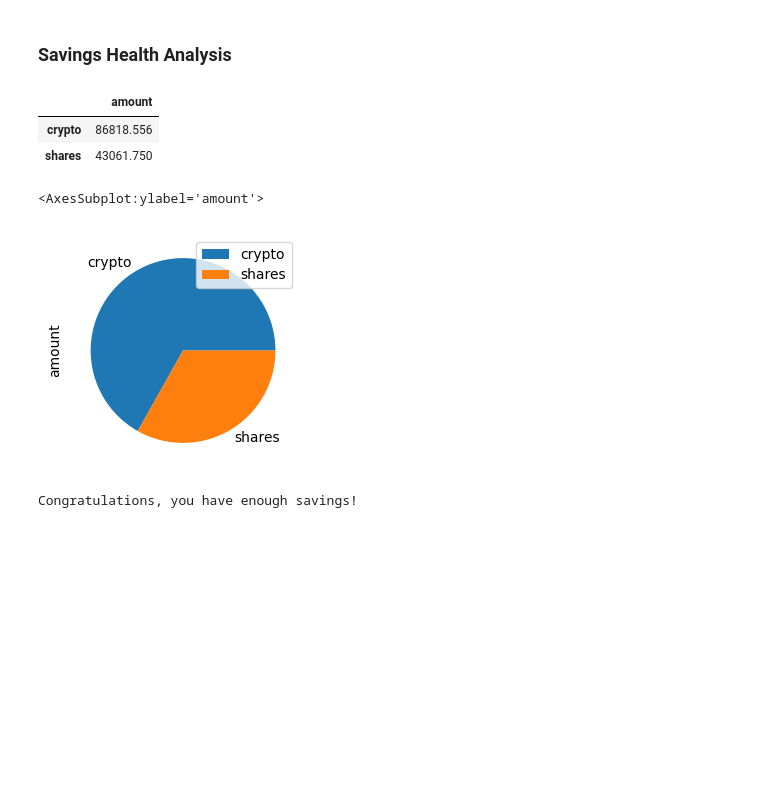
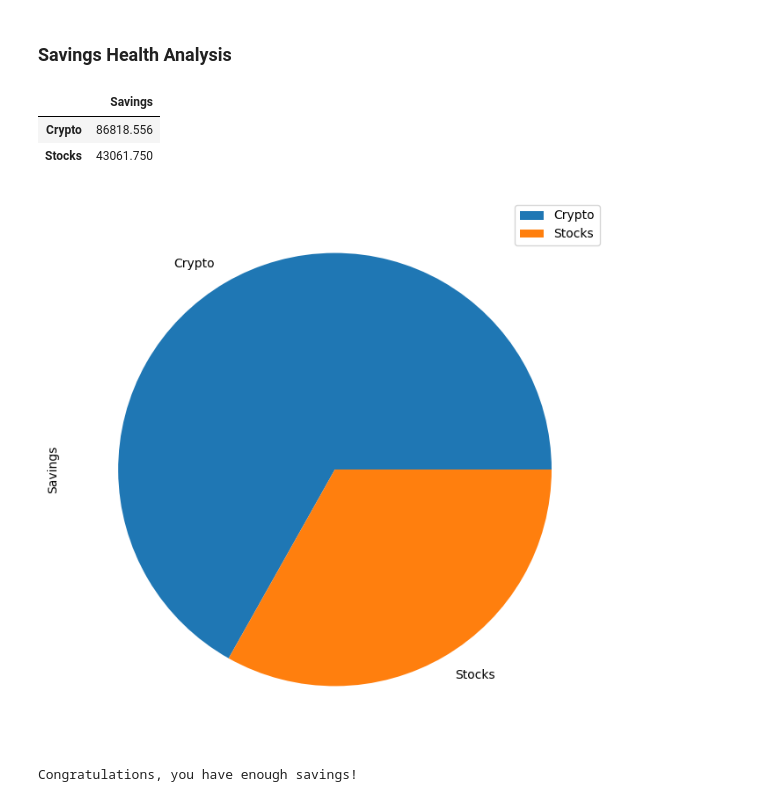
Before and after one commit to jdfwsp/financial_planning, a Jupyter notebook: financial-planner.ipynb, the cells around one changed output. Saved outputs shown, nothing was run; the diff lists cells and outputs as text; code cells hidden in the pictures; blank space fills up the shorter version.

Commit message:
Automates Date & Exports Images

```diff
--- a/financial-planner.ipynb
+++ b/financial-planner.ipynb
@@ -11,2 +13,10 @@ from MCForecastTools import MCSimulation
 
 %matplotlib inline
+# %%
+# Declare datetime variables
+today = date.today().isoformat()
+five_yrs_ago = (date.today() - timedelta(days = 5 * 365)).isoformat()
+
+# Print datetime variables
+print(today)
+print(five_yrs_ago)
@@ -72,8 +85,8 @@ tickers = ["AGG", "SPY"]
 timeframe = "1D"
 
 # Get current closing prices for SPY and AGG
-start = pd.Timestamp('2021-05-12', tz = 'US/Pacific').isoformat()
-end = pd.Timestamp('2021-05-12', tz = 'US/Pacific').isoformat()
+start = pd.Timestamp(today, tz = 'US/Pacific').isoformat()
+end = pd.Timestamp(today, tz = 'US/Pacific').isoformat()
 spy_agg = alpaca.get_barset(tickers, timeframe, start = start, end = end).df
 
 # Preview DataFrame
@@ -114,21 +127,21 @@ The total value of your shares is $43061.75
 # Set monthly household income
 monthly_income = 12000
 # Create savings DataFrame
-savings_data = [{'amount': my_crypto_total}, {'amount': my_shares_total}]
-df_savings = pd.DataFrame(savings_data, index = ['crypto', 'shares'])
+savings_data = [{'Savings': my_crypto_total}, {'Savings': my_shares_total}]
+df_savings = pd.DataFrame(savings_data, index = ['Crypto', 'Stocks'])
 
 # Display savings DataFrame
 display(df_savings)
 # %% [output]
-|  | amount |
-| crypto | 86818.556 |
-| shares | 43061.750 |
+|  | Savings |
+| Crypto | 86818.556 |
+| Stocks | 43061.750 |
 # %%
 # Plot savings pie chart
-df_savings.plot.pie(y = 'amount', figsize = (3, 3))
+df_savings.plot.pie(y = 'Savings', figsize = (8, 8))
+plt.savefig('Images/pie.png')
 # %% [output]
-<AxesSubplot:ylabel='amount'>
-[figure, old version]
+[figure, new version]
 # %%
 # Set ideal emergency fund
 emergency_fund = monthly_income * 3
```
Also changed, not shown: parts of 13 cells of this notebook, 7 other files.
